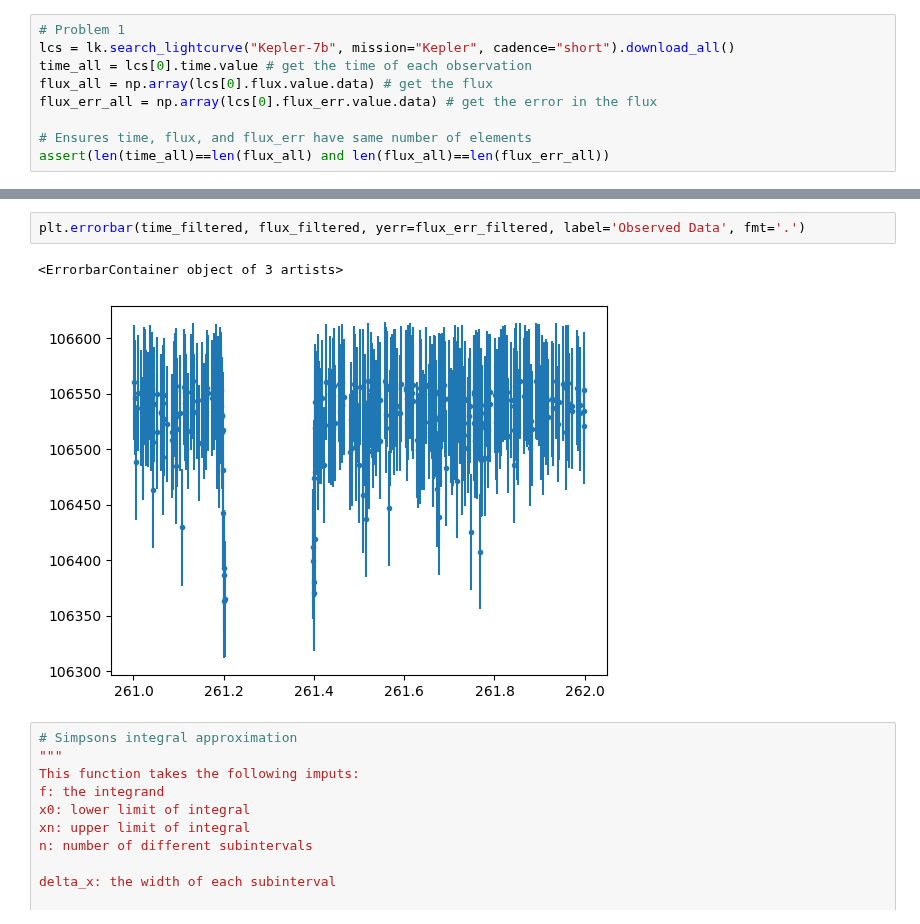
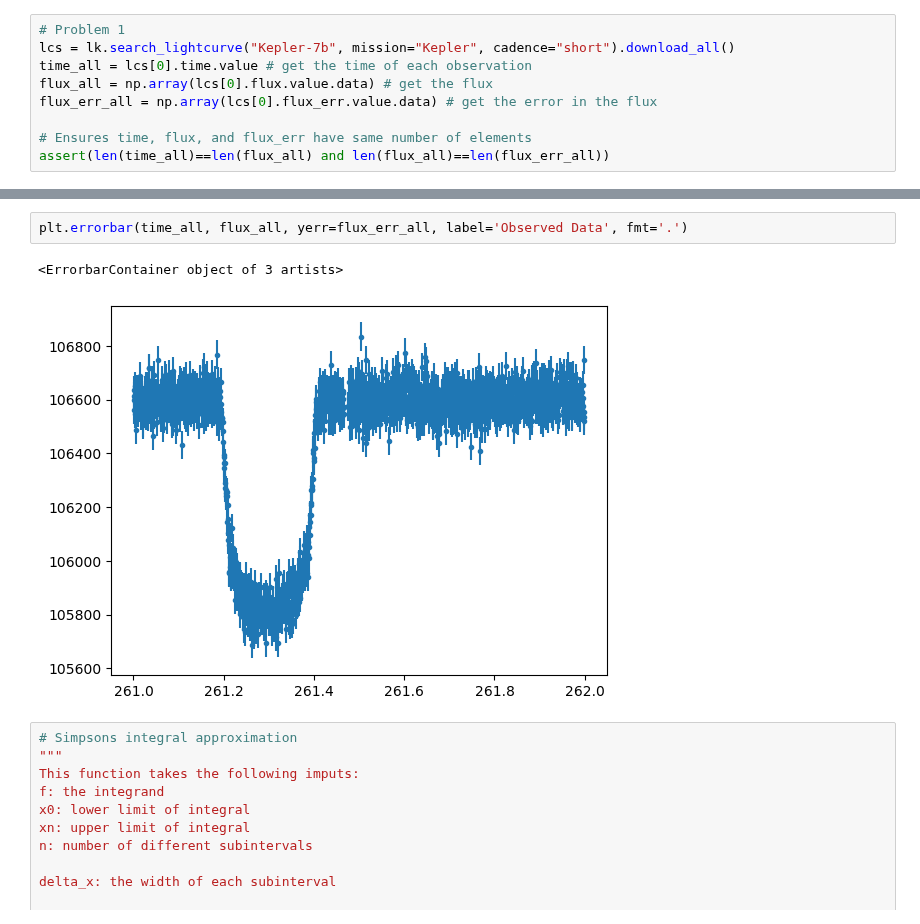
Before and after one commit to Columbia-Astronomy-4260/astr-4260-Juliahaynes777, a Jupyter notebook: PS7/PS7.ipynb, the cells around one changed output, grey strips where cells are left out. Drawn from its saved outputs; the diff is of its cells as text.

```diff
--- a/PS7/PS7.ipynb
+++ b/PS7/PS7.ipynb
@@ -145,8 +99,8 @@ print(normalized_standard_deviation)
 # %%
-plt.errorbar(time_filtered, flux_filtered, yerr=flux_err_filtered, label='Observed Data', fmt='.')
+plt.errorbar(time_all, flux_all, yerr=flux_err_all, label='Observed Data', fmt='.')
 # %% [output]
 <ErrorbarContainer object of 3 artists>
-[figure, old version]
+[figure, new version]
 # %%
 # Simpsons integral approximation
 """
```
Also changed, not shown: parts of 35 cells of this notebook, 1 other file.
